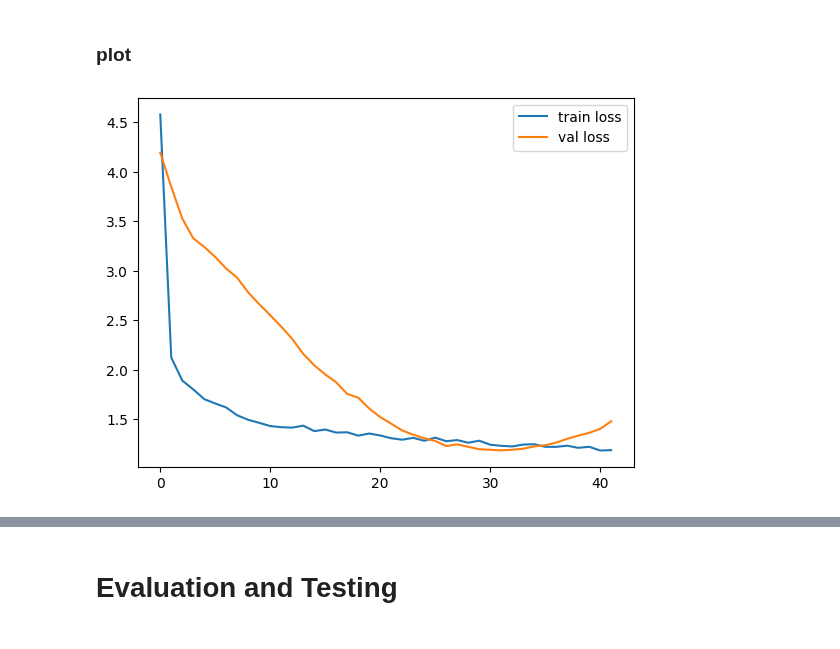
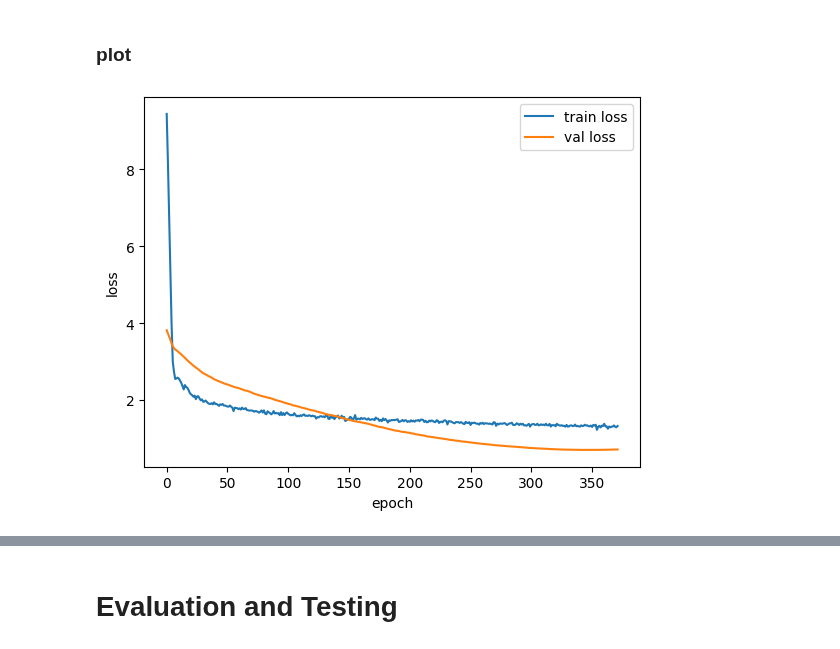
Before and after one commit to asosawelford/tesis, a Jupyter notebook: classifier/DenseMOS_tests/simple_mlp.ipynb, the cells around one changed output, grey strips where cells are left out. Drawn from its saved outputs; the diff is of its cells as text; code cells hidden in the pictures.

Commit message:
Refactor code structure and organization for DenseMOS classifier

```diff
--- a/classifier/DenseMOS_tests/simple_mlp.ipynb
+++ b/classifier/DenseMOS_tests/simple_mlp.ipynb
@@ -287,12 +288,9 @@ class DenseMOS(nn.Module):
 
         return x
 
+
 # Define the model parameters
 input_dim = 768  # Single 768-dimensional input
 hidden_dim = 128  # Hidden dimension for dense layers
-dropout_prob = 0.5  # Dropout probability
-num_layers = 12  # Number of layers in the Wav2Vec2 model
-
-# Instantiate the DenseMOS model
-dense_mos = DenseMOS(input_dim, hidden_dim, dropout_prob, num_layers)
-dense_mos.to(device)  # Move the model to the device
+dropout_prob = 0.6  # Dropout probability
+num_layers = 13  # Number of layers in the Wav2Vec2 model
@@ -338,14 +320,24 @@ Estimated Total Size (MB): 0.49
 # %%
 # define loss and optimizer
 loss_fn = nn.MSELoss()  # Mean squared error loss
+# propose a different possible loss function
+# loss_fn = nn.SmoothL1Loss()  # Huber loss
+
 # Assuming you are using an optimizer like Adam
 # optimizer = torch.optim.Adam(dense_mos.parameters(), lr=1e-4, weight_decay=1e-5)  # Add L2 regularization
-optimizer = torch.optim.Adam(dense_mos.parameters(), lr=1e-4)
+# optimizer = torch.optim.Adam(dense_mos.parameters(), lr=1e-4)
+
+base_params = [p for name, p in dense_mos.named_parameters() if "weights" not in name]
+weight_params = [dense_mos.weighted_average.weights]
+optimizer = torch.optim.Adam([
+    {'params': base_params},
+    {'params': weight_params, 'lr': 1e-3}  # Higher learning rate for weights
+], lr=1e-5)
 # %% [markdown]
 ## Training Loop
 # %%
 # Number of epochs and batch size
-num_epochs = 250 # Number of training epochs
+num_epochs = 1000 # Number of training epochs
 batch_size = 32  # Batch size for training
 
 # DataLoader for training and validation
@@ -358,7 +350,7 @@ val_losses = []
 
 # For early stopping
 best_val_loss = float('inf')  # To track the best validation loss
-patience = 10  # Patience for early stopping
+patience = 25  # Patience for early stopping
 no_improvement_count = 0  # Counter for epochs without improvement
 
 # scheduler = torch.optim.lr_scheduler.StepLR(optimizer, step_size=10, gamma=0.1)  # Decay LR every 10 epochs
@@ -429,6 +421,13 @@ for epoch in range(num_epochs):
         best_val_loss = val_loss
         # Save the model (optional)
         torch.save(dense_mos.state_dict(), "best_model.pth")
+
+    # Save the model at the end of training
+    torch.save(dense_mos.state_dict(), "final_model.pth")
+
+    # print the softmax of the weights of the weighted average layer
+    # print(dense_mos.weighted_average.weights)
+    # print(torch.nn.functional.softmax(dense_mos.weighted_average.weights, dim=0))
 # save train and val losses to csv
 losses = pd.DataFrame({'train_loss': train_losses, 'val_loss': val_losses})
 losses.to_csv('losses.csv', index=False)
@@ -449,18 +448,20 @@ Epoch 12/250, Training Loss: 1.4209, Validation Loss: 2.4366
 # %% [markdown]
 ### plot
 # %%
-import matplotlib.pyplot as plt
-
 losses = pd.read_csv('losses.csv')
 train_losses = losses['train_loss']
 val_losses = losses['val_loss']
 
 plt.plot(train_losses, label='train loss')
 plt.plot(val_losses, label='val loss')
+# set x-axis label
+plt.xlabel('epoch')
+# set y-axis label
+plt.ylabel('loss')
 plt.legend()
 plt.show()
 
 print("Best validation loss:", best_val_loss)
 print("epoch for best validation loss:", np.argmin(val_losses))
 # %% [output]
-[figure, old version]
+[figure, new version]
```
Also changed, not shown: parts of 18 cells of this notebook, 13 other files.
